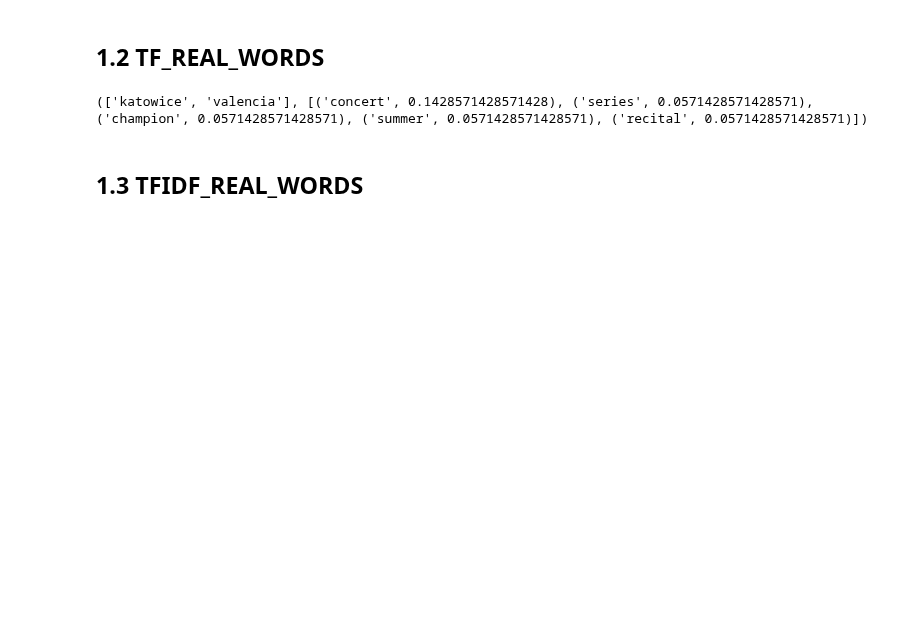
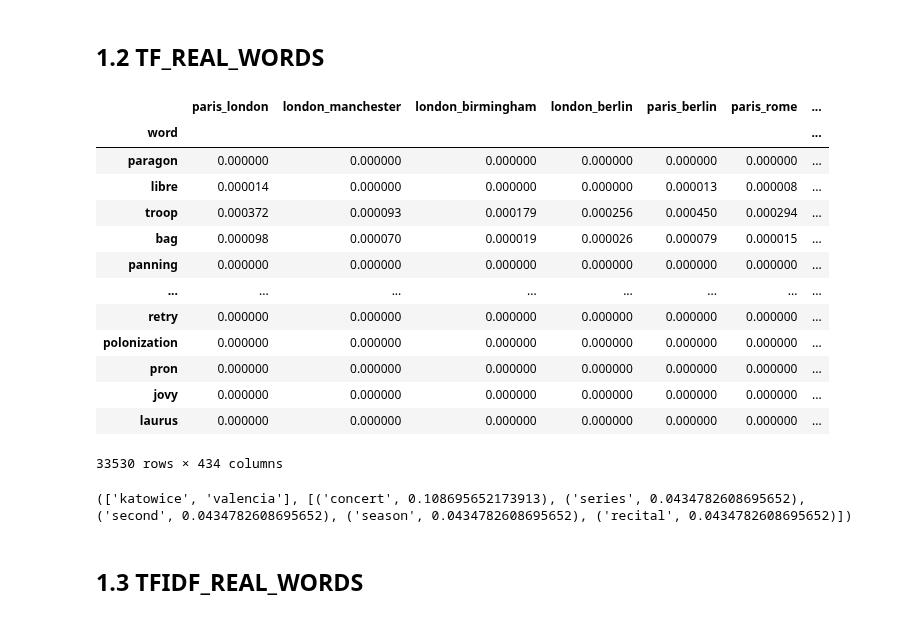
Before and after one commit to seriousdeejay/citynet, a Jupyter notebook: src/analyses/Diederik/2 Wordcloud.ipynb, the cells around one changed output. Saved outputs shown, nothing was run; the diff lists cells and outputs as text; code cells hidden in the pictures; blank space fills up the shorter version.

```diff
--- a/src/analyses/Diederik/2 Wordcloud.ipynb
+++ b/src/analyses/Diederik/2 Wordcloud.ipynb
@@ -91,16 +89,32 @@ create_wordcloud_from_df(corpus, WORDCLOUD_LOCATION=WORDCLOUD_LOCATION, OVERRIDE
 # %% [markdown]
 ## 1.2 TF_REAL_WORDS
 # %%
-TF_PATH = '../../../../data/tf_nouns_real_words.csv'
+TF_PATH = '../../../../data/word_frequencies/tf_nouns_real_words.csv'
 
 tf = pd.read_csv(TF_PATH)
 tf.set_index('word', inplace=True)
+tf
+# %% [output]
+|  | paris_london | london_manchester | london_birmingham | london_berlin | paris_berlin | paris_rome | ... |
+| word |  |  |  |  |  |  | ... |
+| paragon | 0.000000 | 0.000000 | 0.000000 | 0.000000 | 0.000000 | 0.000000 | ... |
+| libre | 0.000014 | 0.000000 | 0.000000 | 0.000000 | 0.000013 | 0.000008 | ... |
+| troop | 0.000372 | 0.000093 | 0.000179 | 0.000256 | 0.000450 | 0.000294 | ... |
+| bag | 0.000098 | 0.000070 | 0.000019 | 0.000026 | 0.000079 | 0.000015 | ... |
+| panning | 0.000000 | 0.000000 | 0.000000 | 0.000000 | 0.000000 | 0.000000 | ... |
+| ... | ... | ... | ... | ... | ... | ... | ... |
+| retry | 0.000000 | 0.000000 | 0.000000 | 0.000000 | 0.000000 | 0.000000 | ... |
+| polonization | 0.000000 | 0.000000 | 0.000000 | 0.000000 | 0.000000 | 0.000000 | ... |
+| pron | 0.000000 | 0.000000 | 0.000000 | 0.000000 | 0.000000 | 0.000000 | ... |
+| jovy | 0.000000 | 0.000000 | 0.000000 | 0.000000 | 0.000000 | 0.000000 | ... |
+| laurus | 0.000000 | 0.000000 | 0.000000 | 0.000000 | 0.000000 | 0.000000 | ... |
+33530 rows × 434 columns
 # %%
-WORDCLOUD_LOCATION = f'../../../../data/wordclouds/NOUNS/TF_30/'
+WORDCLOUD_LOCATION = f'../../../../data/wordclouds/real_words/nouns/TF_30/'
 
 create_wordcloud_from_df(tf, WORDCLOUD_LOCATION=WORDCLOUD_LOCATION, OVERRIDE_OLD_WORDCLOUDS=True)
 # %% [output]
-(['katowice', 'valencia'], [('concert', 0.1428571428571428), ('series', 0.0571428571428571), ('champion', 0.0571428571428571), ('summer', 0.0571428571428571), ('recital', 0.0571428571428571)])
+(['katowice', 'valencia'], [('concert', 0.108695652173913), ('series', 0.0434782608695652), ('second', 0.0434782608695652), ('season', 0.0434782608695652), ('recital', 0.0434782608695652)])
 # %% [markdown]
 ## 1.3 TFIDF_REAL_WORDS
 # %%
```
Also changed, not shown: parts of 30 cells of this notebook, 1 other file.
